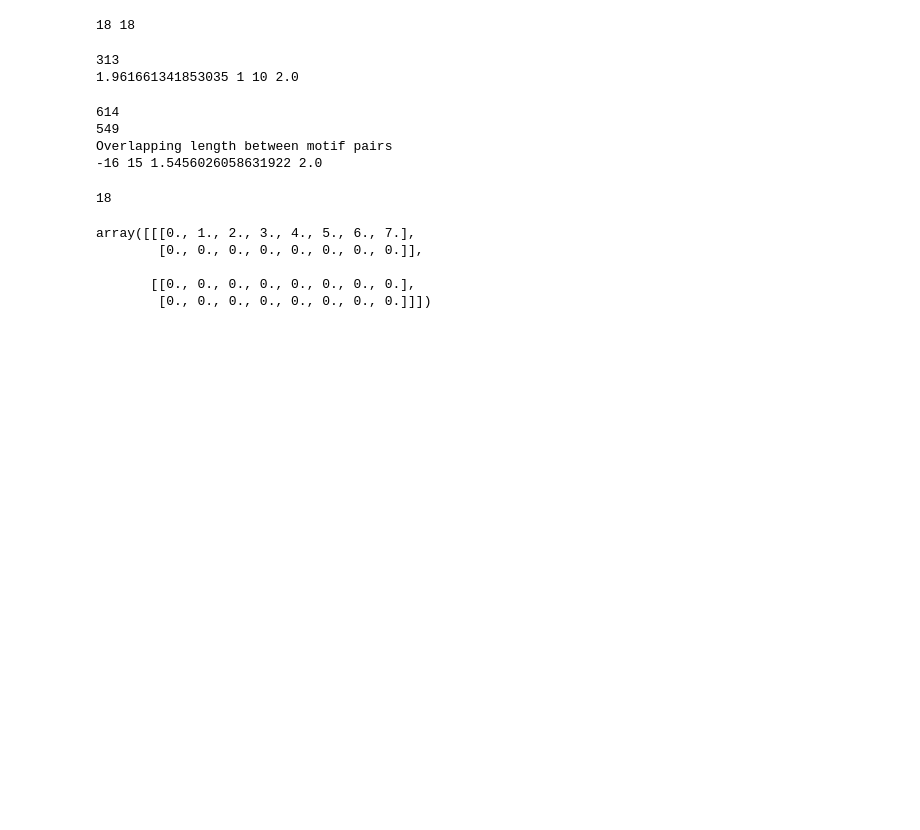
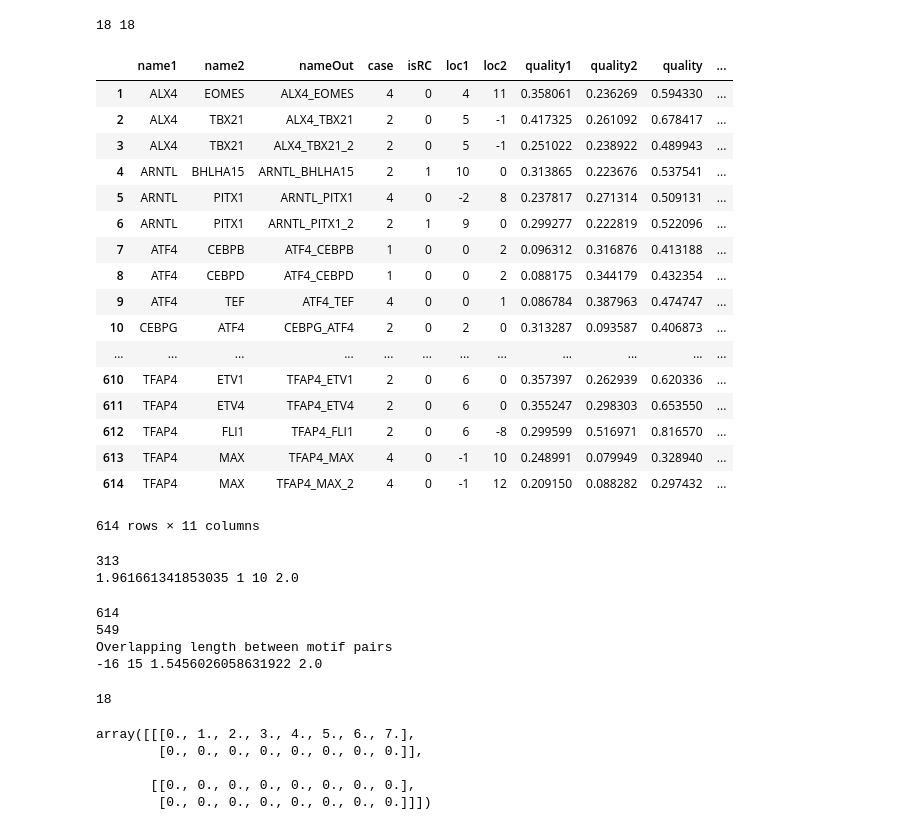
Before and after one commit to JasonLinjc/motif_synthesis, a Jupyter notebook: data_preprocessing.ipynb, the cells around one changed output. Drawn from its saved outputs; the diff is of its cells as text; code cells hidden in the pictures; blank space fills up the shorter version.

```diff
--- a/data_preprocessing.ipynb
+++ b/data_preprocessing.ipynb
@@ -1,15 +1,34 @@
 # %%
 import numpy as np
 import pandas as pd
 orien_case = pd.read_csv("./JiecongData/orientation_dimer.csv", index_col=[0])
 overlap_len = pd.read_csv("./JiecongData/overlaplen_dimer.csv", index_col=[0])
 dimer_data = pd.read_csv("./JiecongData/row_dimer_data.csv", index_col=[0])
 overlap_len
 len1=max(overlap_len['NumOfCols1'])
 len2=max(overlap_len['NumOfCols2'])
 print(len1, len2)
+dimer_data
 # %% [output]
 18 18
+|  | name1 | name2 | nameOut | case | isRC | loc1 | loc2 | quality1 | quality2 | quality | ... |
+| 1 | ALX4 | EOMES | ALX4_EOMES | 4 | 0 | 4 | 11 | 0.358061 | 0.236269 | 0.594330 | ... |
+| 2 | ALX4 | TBX21 | ALX4_TBX21 | 2 | 0 | 5 | -1 | 0.417325 | 0.261092 | 0.678417 | ... |
+| 3 | ALX4 | TBX21 | ALX4_TBX21_2 | 2 | 0 | 5 | -1 | 0.251022 | 0.238922 | 0.489943 | ... |
+| 4 | ARNTL | BHLHA15 | ARNTL_BHLHA15 | 2 | 1 | 10 | 0 | 0.313865 | 0.223676 | 0.537541 | ... |
+| 5 | ARNTL | PITX1 | ARNTL_PITX1 | 4 | 0 | -2 | 8 | 0.237817 | 0.271314 | 0.509131 | ... |
+| 6 | ARNTL | PITX1 | ARNTL_PITX1_2 | 2 | 1 | 9 | 0 | 0.299277 | 0.222819 | 0.522096 | ... |
+| 7 | ATF4 | CEBPB | ATF4_CEBPB | 1 | 0 | 0 | 2 | 0.096312 | 0.316876 | 0.413188 | ... |
+| 8 | ATF4 | CEBPD | ATF4_CEBPD | 1 | 0 | 0 | 2 | 0.088175 | 0.344179 | 0.432354 | ... |
+| 9 | ATF4 | TEF | ATF4_TEF | 4 | 0 | 0 | 1 | 0.086784 | 0.387963 | 0.474747 | ... |
+| 10 | CEBPG | ATF4 | CEBPG_ATF4 | 2 | 0 | 2 | 0 | 0.313287 | 0.093587 | 0.406873 | ... |
+| ... | ... | ... | ... | ... | ... | ... | ... | ... | ... | ... | ... |
+| 610 | TFAP4 | ETV1 | TFAP4_ETV1 | 2 | 0 | 6 | 0 | 0.357397 | 0.262939 | 0.620336 | ... |
+| 611 | TFAP4 | ETV4 | TFAP4_ETV4 | 2 | 0 | 6 | 0 | 0.355247 | 0.298303 | 0.653550 | ... |
+| 612 | TFAP4 | FLI1 | TFAP4_FLI1 | 2 | 0 | 6 | -8 | 0.299599 | 0.516971 | 0.816570 | ... |
+| 613 | TFAP4 | MAX | TFAP4_MAX | 4 | 0 | -1 | 10 | 0.248991 | 0.079949 | 0.328940 | ... |
+| 614 | TFAP4 | MAX | TFAP4_MAX_2 | 4 | 0 | -1 | 12 | 0.209150 | 0.088282 | 0.297432 | ... |
+614 rows × 11 columns
 # %%
 dimer_over_dict = {}
 for idx, row in overlap_len.iterrows():
```
Also changed, not shown: 2 other files.
